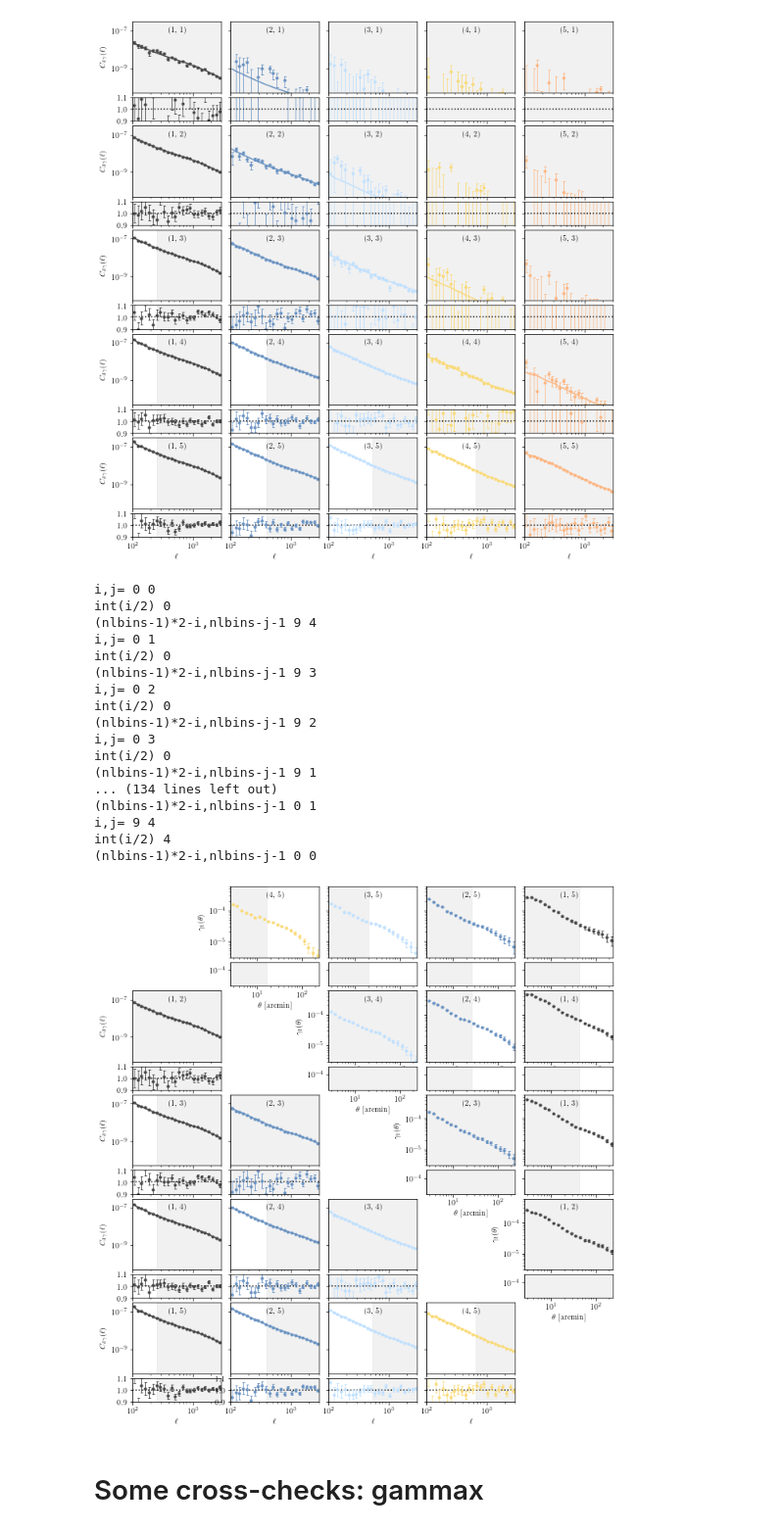
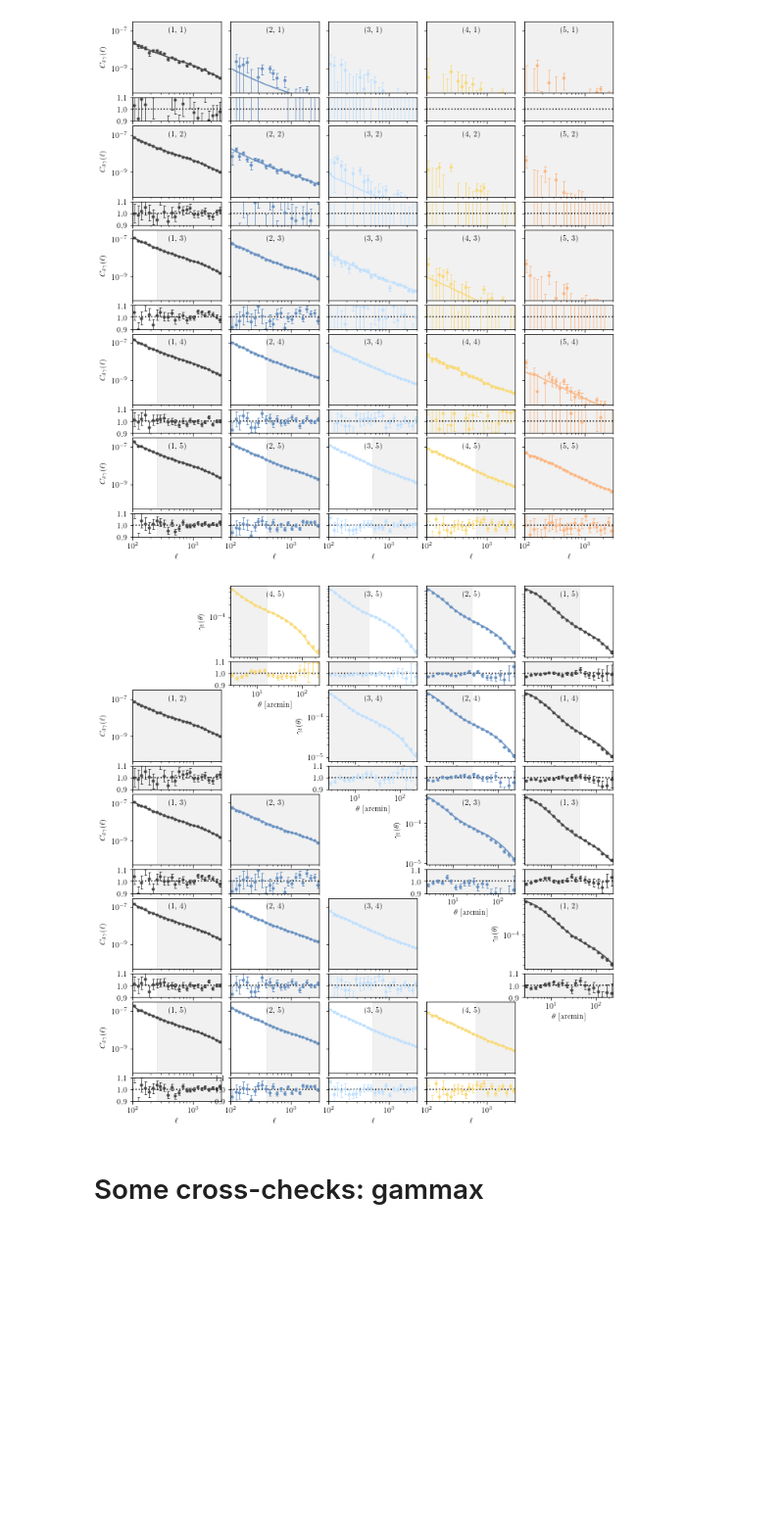
Before and after one commit to LSSTDESC/txpipe-cosmodc2, a Jupyter notebook: notebooks/PaperPlotsMeasurements.ipynb, the cells around one changed output. Shown at 98% size. Cells and saved outputs as stored; diff of their text form; code cells hidden in the pictures; blank space fills up the shorter version.

```diff
--- a/notebooks/PaperPlotsMeasurements.ipynb
+++ b/notebooks/PaperPlotsMeasurements.ipynb
@@ -13,21 +13,17 @@ plt.rc("font", family="serif")
 # %%
 dir = '../data_vectors/gaussian_sims/062722/area12300/June27/'
 
-file = 'summary_statistics_real_with_CosmoCov_covariance_onlycovOK.sacc'
-dr = sacc.Sacc.load_fits(dir+file)
-#file = 'twopoint_theory_real.sacc'
-#tr = sacc.Sacc.load_fits(dir+file)
-
-
-#gammax = sacc.Sacc.load_fits(dir+'twopoint_gamma_x.sacc')
-
-
+# fourier space
 file = 'analytic_noise/summary_statistics_fourier_shot_noise_scaled.sacc'
 df = sacc.Sacc.load_fits(dir+file)
 file = 'twopoint_theory_fourier.sacc'
 tf = sacc.Sacc.load_fits(dir+file)
 
-
+# real space
+file = 'summary_statistics_real.sacc'
+dr = sacc.Sacc.load_fits(dir+file)
+file = 'twopoint_theory_real.sacc'
+tr = sacc.Sacc.load_fits(dir+file)
 
 make_directory(dir + 'plots/paper_plots/')
 c = ["#474747", "#6992C2", "#C0E0FF", "#FADA77", "#FEB580", 'tomato', 'firebrick']
@@ -284,7 +283,7 @@ def plot_clustering_fourier(df, tf):
 fig = plot_clustering_fourier(df, tf)
 plt.savefig(dir + 'plots/paper_plots/' + 'clustering_fourier.png', dpi = 500, bbox_inches = 'tight',  pad_inches = 0.1)
 plt.savefig(dir + 'plots/paper_plots/' + 'clustering_fourier.pdf', bbox_inches = 'tight',  pad_inches = 0.1)
-#fig = plot_clustering_real(dr, tr)
-#plt.savefig(dir + 'plots/paper_plots/' + 'clustering_real.png', dpi = 500, bbox_inches = 'tight',  pad_inches = 0.1)
-#plt.savefig(dir + 'plots/paper_plots/' + 'clustering_real.pdf', bbox_inches = 'tight',  pad_inches = 0.1)
+fig = plot_clustering_real(dr, tr)
+plt.savefig(dir + 'plots/paper_plots/' + 'clustering_real.png', dpi = 500, bbox_inches = 'tight',  pad_inches = 0.1)
+plt.savefig(dir + 'plots/paper_plots/' + 'clustering_real.pdf', bbox_inches = 'tight',  pad_inches = 0.1)
 # %% [output]
@@ -350,36 +347,33 @@ def plot_ggl_comb(df, tf, dr, tr):
 
     for i in range(nlbins*2):
          for j in range(nlbins):
-                #print('i,j=', i,j)
-                #print('int(i/2)', int(i/2))
-                #print('(nlbins-1)*2-i,nlbins-j-1', nlbins*2-i-1,nlbins-j-1)
-            #if i>=j:
+
                 ell, cl, cov = df.get_ell_cl(ED,'%s_%s'%(name1,int(i/2)) , '%s_%s'%(name2, j), return_cov = True)
                 err = np.sqrt(np.diag(cov))
                 ell_th, cl_th = tf.get_ell_cl(ED,'%s_%s'%(name1,int(i/2)) , '%s_%s'%(name2, j))
 
                 th, xi, cov_xi = dr.get_theta_xi(GAMMA,'%s_%s'%(name1,int(i/2)) , '%s_%s'%(name2, j), return_cov = True)
                 err_xi = np.sqrt(np.diag(cov_xi))
-                #th, xi_th,  = tr.get_theta_xi(ED,'%s_%s'%(name1,int(i/2)) , '%s_%s'%(name2, j))
+                th, xi_th = tr.get_theta_xi(GAMMA,'%s_%s'%(name1,int(i/2)) , '%s_%s'%(name2, j))
 
                 #ax[i][j].text(0.5, 0.5, "(i=%d, j=%d)"%( i, j), horizontalalignment='center',
                 #                       verticalalignment='center', transform=ax[i][j].transAxes)#, fontsize=12
-
-
 
                 if int(i/2)>j:
 
                     # real space part
                     ax[nlbins*2-i-1][nlbins-j-1].set_xlim(2.5, 250)
-                    ax[nlbins*2-i-1][nlbins-j-1].set_ylim(3*10**(-6), 6*10**(-4))
+                    #ax[nlbins*2-i-1][nlbins-j-1].set_ylim(10**(-5), 6*10**(-3))
                     ax[nlbins*2-i-1][nlbins-j-1].set_xscale('log')
-                    ax[nlbins*2-i-1][nlbins-j-1].set_yscale('log')
                     #print(th, xi*sims_factor[j])
                     if i%2==1:
+                        ax[nlbins*2-i-1][nlbins-j-1].set_yscale('log')
                         ax[nlbins*2-i-1][nlbins-j-1].errorbar(th, xi*sims_factor[j], err_xi, fmt = '.', capsize=1.5, elinewidth=0.8, color = c[j], label = 'Measurements')
-                    #else:
-                    #print(xi*sims_factor[j])
-                    #ax[nlbins*2-i-1][nlbins-j-1].errorbar(th, xi*sims_factor[j]/_th, err/cl_th, fmt = '.', capsize=1.5, elinewidth=0.8, color = c[j], label = 'Measurements')
+                        ax[nlbins*2-i-1][nlbins-j-1].plot(th, xi_th, color = c[j], label = 'Theory')
+                    else:
+                        ax[nlbins*2-i-1][nlbins-j-1].errorbar(th, xi*sims_factor[j]/xi_th, err_xi/xi_th, fmt = '.', capsize=1.5, elinewidth=0.8, color = c[j], label = 'Measurements')
+                        ax[nlbins*2-i-1][nlbins-j-1].axhline(y=1, ls = ':', color = 'k')
+                        ax[nlbins*2-i-1][nlbins-j-1].set_ylim(0.9,1.1)
 
                     # Fourier space part
                     ax[i][j].set_xlim(100, 3000)
@@ -459,28 +453,11 @@ def plot_ggl_comb(df, tf, dr, tr):
 
     return fig
 # %%
-fig = plot_ggl_comb(df, tf, dr, None)
+fig = plot_ggl_comb(df, tf, dr, tr)
 plt.savefig(dir + 'plots/paper_plots/' + 'ggl_comb.png', dpi = 500, bbox_inches = 'tight',  pad_inches = 0.1)
 plt.savefig(dir + 'plots/paper_plots/' + 'ggl_comb.pdf', bbox_inches = 'tight',  pad_inches = 0.1)
 # %% [output]
-i,j= 0 0
-int(i/2) 0
-(nlbins-1)*2-i,nlbins-j-1 9 4
-i,j= 0 1
-int(i/2) 0
-(nlbins-1)*2-i,nlbins-j-1 9 3
-i,j= 0 2
-int(i/2) 0
-(nlbins-1)*2-i,nlbins-j-1 9 2
-i,j= 0 3
-int(i/2) 0
-(nlbins-1)*2-i,nlbins-j-1 9 1
-... (134 lines left out)
-(nlbins-1)*2-i,nlbins-j-1 0 1
-i,j= 9 4
-int(i/2) 4
-(nlbins-1)*2-i,nlbins-j-1 0 0
-[figure, old version]
+[figure, new version]
 # %% [markdown]
 # Some cross-checks: gammax
 # %%
```
Also changed, not shown: parts of 5 cells of this notebook, 2 other files.
